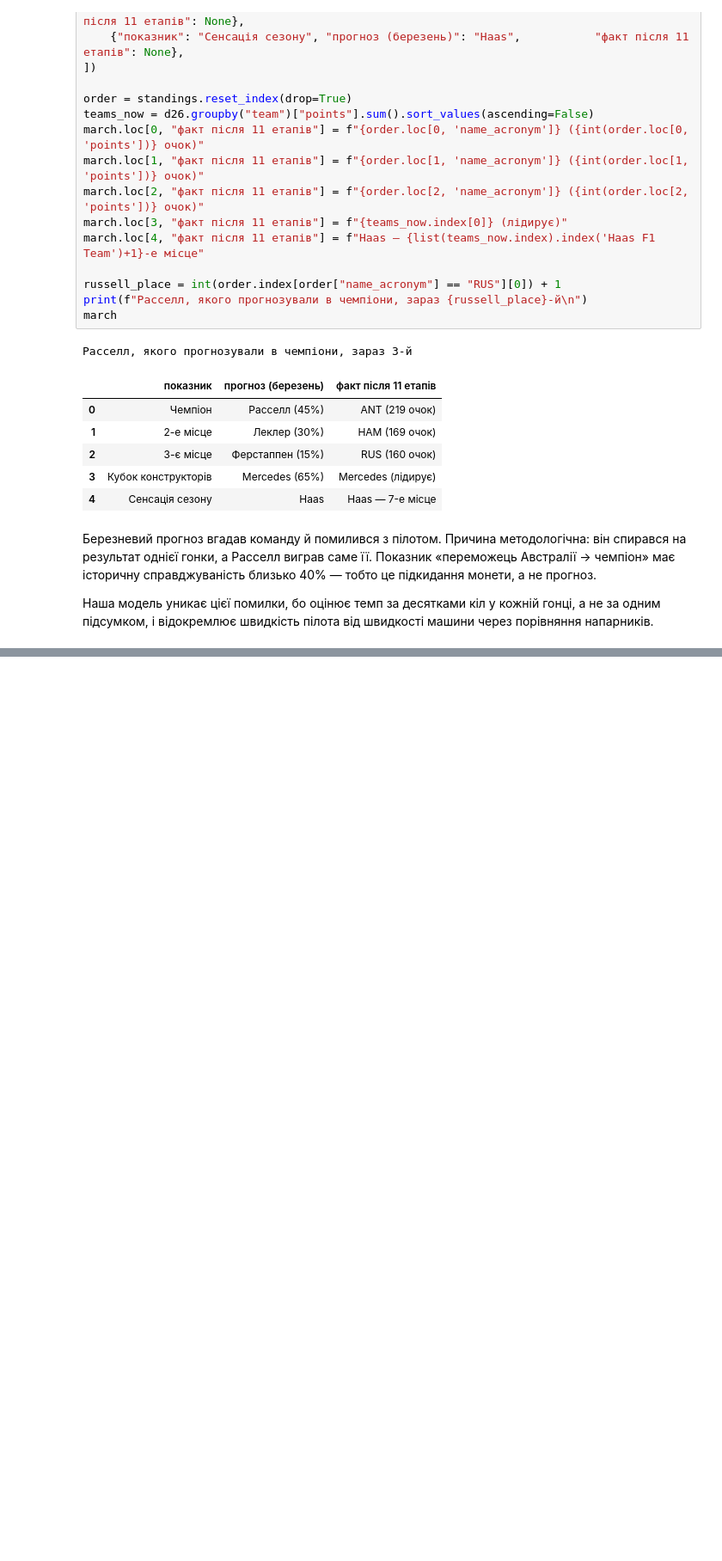
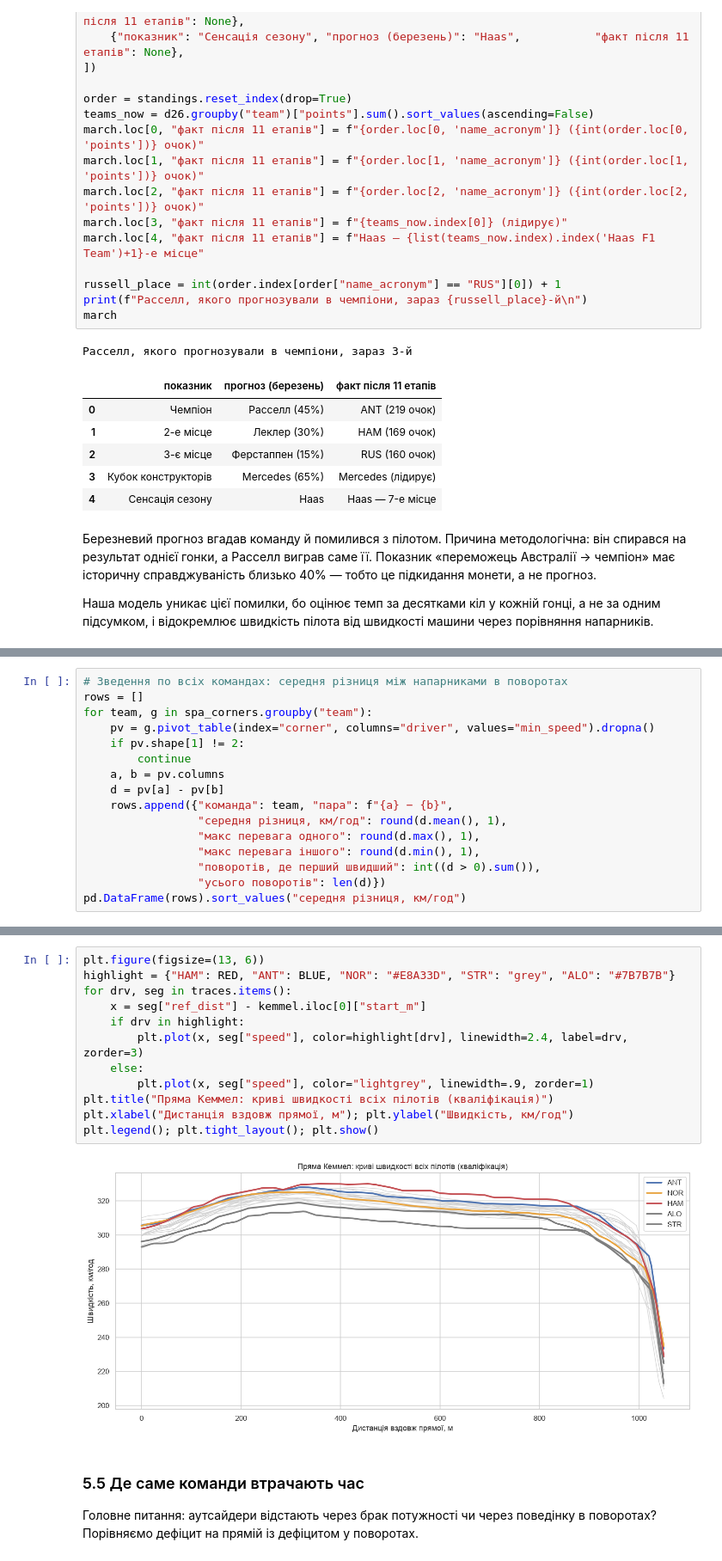
Before and after one commit to VelenShell/f1-2026-analysis, a Jupyter notebook: final_project.ipynb, the cells around one changed output, grey strips where cells are left out. Shown at 86% size. Saved outputs shown, nothing was run; the diff lists cells and outputs as text; blank space fills up the shorter version.

```diff
--- a/final_project.ipynb
+++ b/final_project.ipynb
@@ -1228,0 +1525,16 @@ march
+# %%
+# Зведення по всіх командах: середня різниця між напарниками в поворотах
+rows = []
+for team, g in spa_corners.groupby("team"):
+    pv = g.pivot_table(index="corner", columns="driver", values="min_speed").dropna()
+    if pv.shape[1] != 2:
+        continue
+    a, b = pv.columns
+    d = pv[a] - pv[b]
+    rows.append({"команда": team, "пара": f"{a} − {b}",
+                 "середня різниця, км/год": round(d.mean(), 1),
+                 "макс перевага одного": round(d.max(), 1),
+                 "макс перевага іншого": round(d.min(), 1),
+                 "поворотів, де перший швидший": int((d > 0).sum()),
+                 "усього поворотів": len(d)})
+pd.DataFrame(rows).sort_values("середня різниця, км/год")
@@ -1228,0 +1616,19 @@ march
+# %%
+plt.figure(figsize=(13, 6))
+highlight = {"HAM": RED, "ANT": BLUE, "NOR": "#E8A33D", "STR": "grey", "ALO": "#7B7B7B"}
+for drv, seg in traces.items():
+    x = seg["ref_dist"] - kemmel.iloc[0]["start_m"]
+    if drv in highlight:
+        plt.plot(x, seg["speed"], color=highlight[drv], linewidth=2.4, label=drv, zorder=3)
+    else:
+        plt.plot(x, seg["speed"], color="lightgrey", linewidth=.9, zorder=1)
+plt.title("Пряма Кеммел: криві швидкості всіх пілотів (кваліфікація)")
+plt.xlabel("Дистанція вздовж прямої, м"); plt.ylabel("Швидкість, км/год")
+plt.legend(); plt.tight_layout(); plt.show()
+# %% [output]
+[figure, added]
+# %% [markdown]
+### 5.5 Де саме команди втрачають час
+
+Головне питання: аутсайдери відстають через брак потужності чи через поведінку в поворотах?
+Порівняємо дефіцит на прямій із дефіцитом у поворотах.
```
Also changed, not shown: parts of 24 cells of this notebook, 2 other files.
